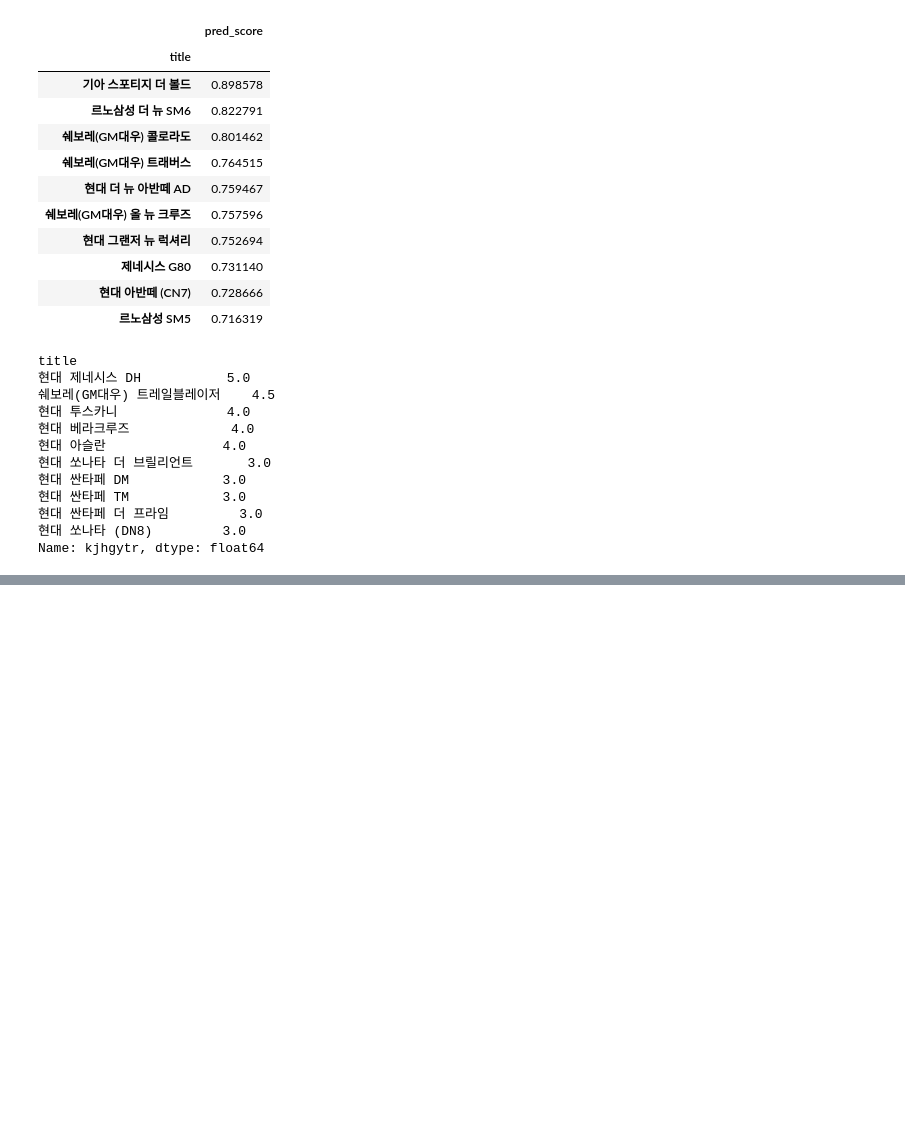
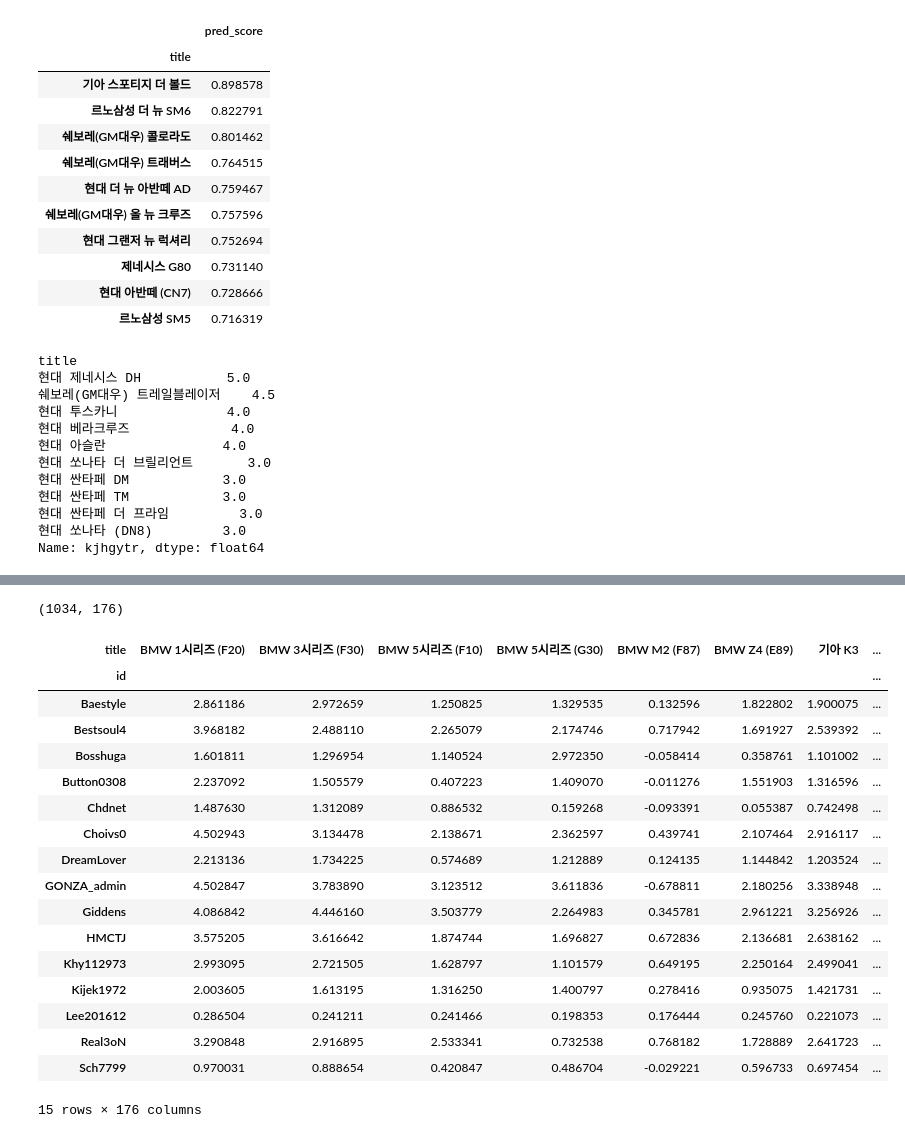
Before and after one commit to SubinKim22/project, a Jupyter notebook: encar.ipynb, the cells around one changed output, grey strips where cells are left out. Cells and saved outputs as stored; diff of their text form; code cells hidden in the pictures; blank space fills up the shorter version.

```diff
--- a/encar.ipynb
+++ b/encar.ipynb
@@ -584,0 +575,28 @@ Name: kjhgytr, dtype: float64
+# %%
+def matrix_factorization(R, K, steps=200, learning_rate=0.01, r_lambda = 0.01):
+    num_users, num_items = R.shape
+    # P와 Q 매트릭스의 크기를 지정하고 정규분포를 가진 랜덤한 값으로 입력합니다.
+    np.random.seed(1)
+    P = np.random.normal(scale=1./K, size=(num_users, K))
+    Q = np.random.normal(scale=1./K, size=(num_items, K))
+
+    break_count = 0
+
+    # R > 0 인 행 위치, 열 위치, 값을 non_zeros 리스트 객체에 저장.
+    non_zeros = [ (i, j, R[i,j]) for i in range(num_users) for j in range(num_items) if R[i,j] > 0 ]
+
+    # P와 Q 매트릭스를 계속 업데이트(확률적 경사하강법)
+    for step in tqdm_notebook(range(steps)):
+        for i, j, r in non_zeros:
+            # 실제 값과 예측 값의 차이인 오류 값 구함
+            eij = r - np.dot(P[i, :], Q[j, :].T)
+
+            # Regularization을 반영한 SGD 업데이트 공식 적용
+            P[i,:] = P[i,:] + learning_rate*(eij * Q[j, :] - r_lambda*P[i,:])
+            Q[j,:] = Q[j,:] + learning_rate*(eij * P[i, :] - r_lambda*Q[j,:])
+
+        rmse = get_rmse(R, P, Q, non_zeros)
+        if (step % 10) == 0 :
+            print("### iteration step : ", step," rmse : ", rmse)
+
+    return P, Q
@@ -584,0 +620,6 @@ Name: kjhgytr, dtype: float64
+# %%
+%%time
+# 경사하강법을 이용한 행렬 분해
+P, Q = matrix_factorization(ratings_matrix.values, K=50, steps=200, learning_rate=0.01, r_lambda = 0.01)
+
+pred_matrix = np.dot(P, Q.T)
@@ -584,0 +644,26 @@ Name: kjhgytr, dtype: float64
+# %%
+ratings_pred_MF_df = pd.DataFrame(data=pred_matrix, index= ratings_matrix.index,
+                                   columns = ratings_matrix.columns)
+# 예측 평점 행렬 확인
+print(ratings_pred_MF_df.shape)
+ratings_pred_MF_df.head(15)
+# %% [output]
+(1034, 176)
+| title | BMW 1시리즈 (F20) | BMW 3시리즈 (F30) | BMW 5시리즈 (F10) | BMW 5시리즈 (G30) | BMW M2 (F87) | BMW Z4 (E89) | 기아 K3 | ... |
+| id |  |  |  |  |  |  |  | ... |
+| Baestyle | 2.861186 | 2.972659 | 1.250825 | 1.329535 | 0.132596 | 1.822802 | 1.900075 | ... |
+| Bestsoul4 | 3.968182 | 2.488110 | 2.265079 | 2.174746 | 0.717942 | 1.691927 | 2.539392 | ... |
+| Bosshuga | 1.601811 | 1.296954 | 1.140524 | 2.972350 | -0.058414 | 0.358761 | 1.101002 | ... |
+| Button0308 | 2.237092 | 1.505579 | 0.407223 | 1.409070 | -0.011276 | 1.551903 | 1.316596 | ... |
+| Chdnet | 1.487630 | 1.312089 | 0.886532 | 0.159268 | -0.093391 | 0.055387 | 0.742498 | ... |
+| Choivs0 | 4.502943 | 3.134478 | 2.138671 | 2.362597 | 0.439741 | 2.107464 | 2.916117 | ... |
+| DreamLover | 2.213136 | 1.734225 | 0.574689 | 1.212889 | 0.124135 | 1.144842 | 1.203524 | ... |
+| GONZA_admin | 4.502847 | 3.783890 | 3.123512 | 3.611836 | -0.678811 | 2.180256 | 3.338948 | ... |
+| Giddens | 4.086842 | 4.446160 | 3.503779 | 2.264983 | 0.345781 | 2.961221 | 3.256926 | ... |
+| HMCTJ | 3.575205 | 3.616642 | 1.874744 | 1.696827 | 0.672836 | 2.136681 | 2.638162 | ... |
+| Khy112973 | 2.993095 | 2.721505 | 1.628797 | 1.101579 | 0.649195 | 2.250164 | 2.499041 | ... |
+| Kijek1972 | 2.003605 | 1.613195 | 1.316250 | 1.400797 | 0.278416 | 0.935075 | 1.421731 | ... |
+| Lee201612 | 0.286504 | 0.241211 | 0.241466 | 0.198353 | 0.176444 | 0.245760 | 0.221073 | ... |
+| Real3oN | 3.290848 | 2.916895 | 2.533341 | 0.732538 | 0.768182 | 1.728889 | 2.641723 | ... |
+| Sch7799 | 0.970031 | 0.888654 | 0.420847 | 0.486704 | -0.029221 | 0.596733 | 0.697454 | ... |
+15 rows × 176 columns
```
Also changed, not shown: parts of 69 cells of this notebook.
